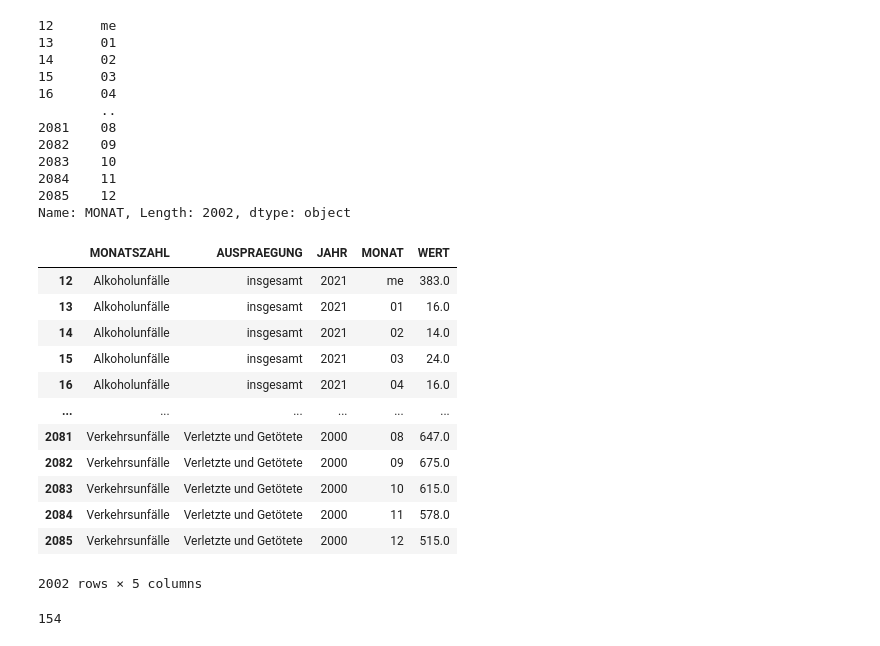
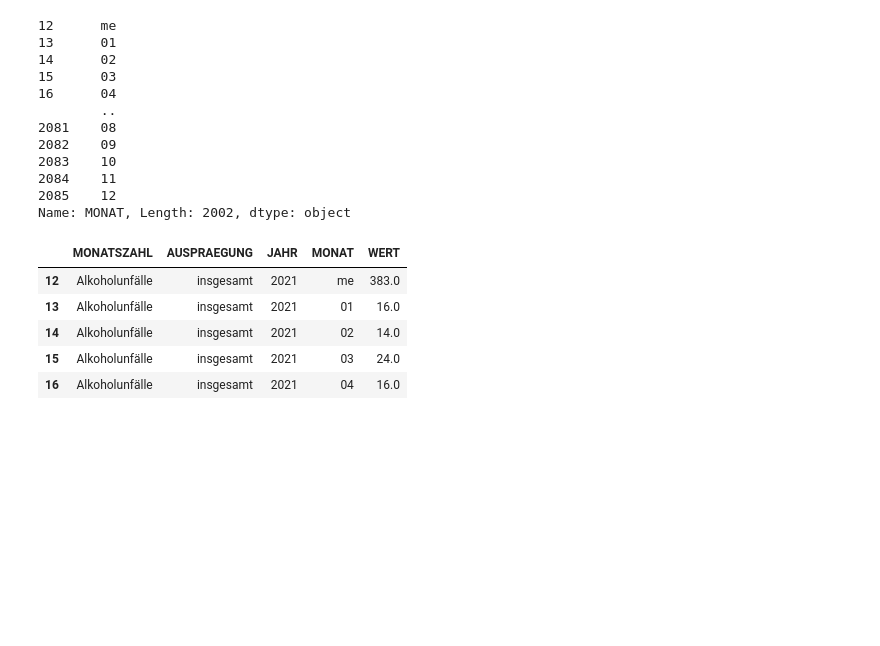
Before and after one commit to IzicTemi/Test-Accident-Model, a Jupyter notebook: testing.ipynb, the cells around one changed output. Cells and saved outputs as stored; diff of their text form; code cells hidden in the pictures; blank space fills up the shorter version.

```diff
--- a/testing.ipynb
+++ b/testing.ipynb
@@ -134,18 +134,11 @@ Name: MONAT, Length: 2002, dtype: object
 # %%
 accident['MONAT'] =  accident['MONAT'].apply(lambda x: x[-2:])
 # %%
-accident
+accident.head()
 # %% [output]
 |  | MONATSZAHL | AUSPRAEGUNG | JAHR | MONAT | WERT |
 | 12 | Alkoholunfälle | insgesamt | 2021 | me | 383.0 |
 | 13 | Alkoholunfälle | insgesamt | 2021 | 01 | 16.0 |
 | 14 | Alkoholunfälle | insgesamt | 2021 | 02 | 14.0 |
 | 15 | Alkoholunfälle | insgesamt | 2021 | 03 | 24.0 |
 | 16 | Alkoholunfälle | insgesamt | 2021 | 04 | 16.0 |
-| ... | ... | ... | ... | ... | ... |
-| 2081 | Verkehrsunfälle | Verletzte und Getötete | 2000 | 08 | 647.0 |
-| 2082 | Verkehrsunfälle | Verletzte und Getötete | 2000 | 09 | 675.0 |
-| 2083 | Verkehrsunfälle | Verletzte und Getötete | 2000 | 10 | 615.0 |
-| 2084 | Verkehrsunfälle | Verletzte und Getötete | 2000 | 11 | 578.0 |
-| 2085 | Verkehrsunfälle | Verletzte und Getötete | 2000 | 12 | 515.0 |
-2002 rows × 5 columns
@@ -154,4 +144,0 @@ a = accident['MONAT']=='me'
-# %%
-a.sum()
-# %% [output]
-154
```
Also changed, not shown: parts of 22 cells of this notebook, 1 other file.
